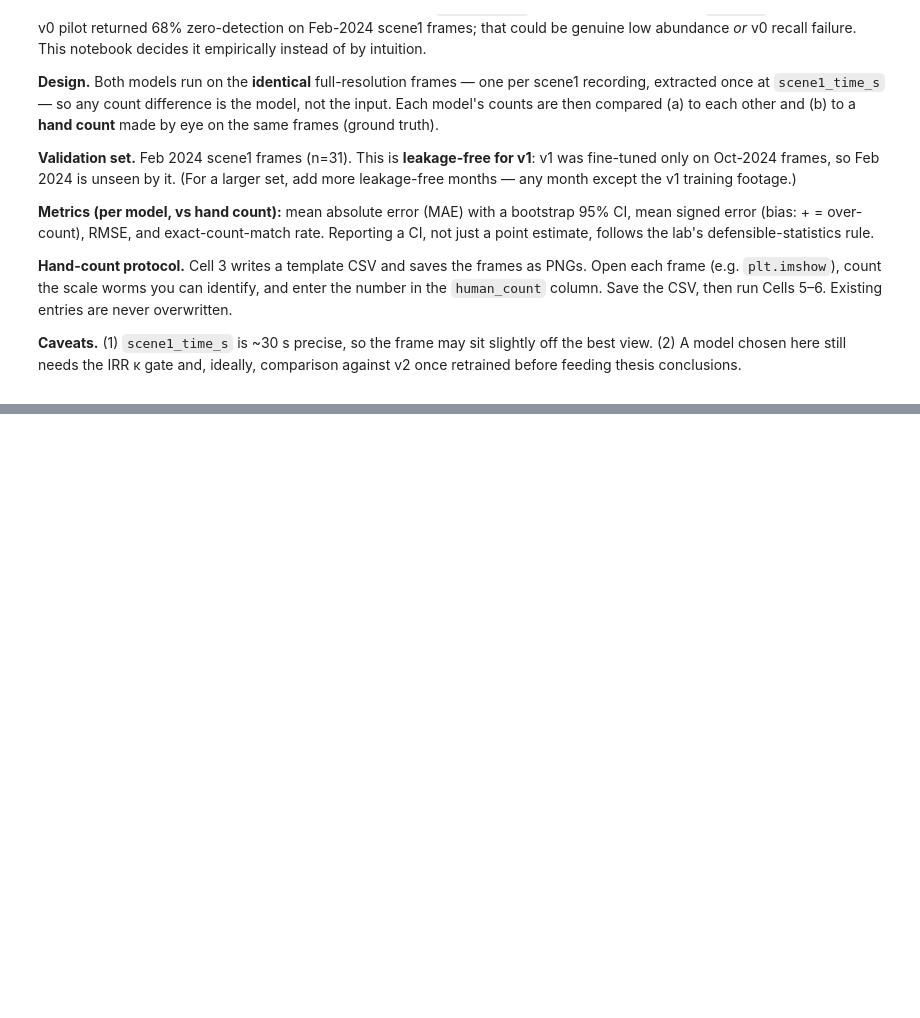
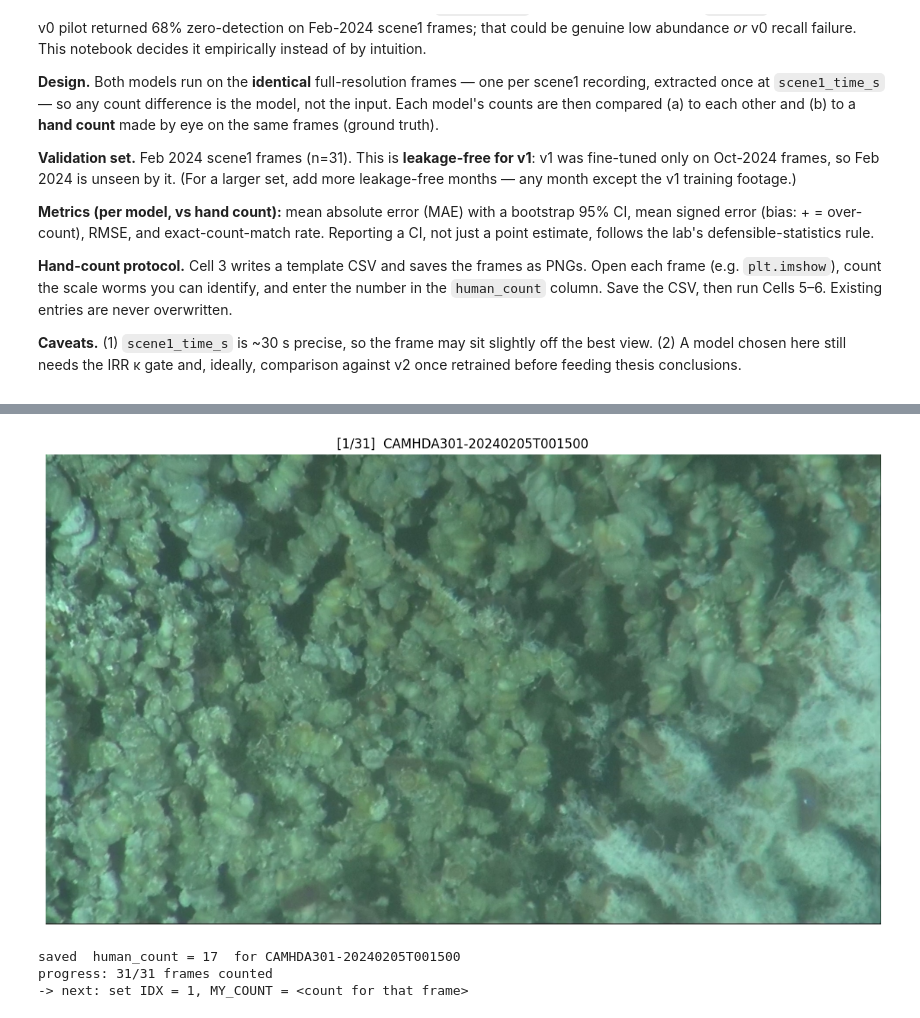
Before and after one commit to Makaylaj74/scaleworm_student_lab_versions, a Jupyter notebook: notebooks/26_compare_v0_v1.ipynb, the cells around one changed output, grey strips where cells are left out. Cells and saved outputs as stored; diff of their text form; code cells hidden in the pictures; blank space fills up the shorter version.

```diff
--- a/notebooks/26_compare_v0_v1.ipynb
+++ b/notebooks/26_compare_v0_v1.ipynb
@@ -136,3 +114,59 @@ print(f"progress: {filled}/{len(frames)} frames counted")
+# %%
+# ── Hand-count viewer + recorder — ONE frame at a time ──
+# HOW TO USE:
+#   1. Set IDX to the frame you want to see. Leave MY_COUNT = None to just LOOK.
+#   2. Once you've counted the worms, set MY_COUNT = <your number> and Shift+Enter:
+#      it writes that number to the right row of the hand-count CSV for you.
+#   3. Bump IDX, set MY_COUNT back to your next count, repeat.
+#   Re-running a frame with a new number overwrites it — safe for fixing mistakes.
+#
+# Shows NO model counts on purpose: the hand count must stay independent of the models.
+import matplotlib.pyplot as plt
+import matplotlib.image as mpimg
+
+IDX = 0            # <-- which frame: 0 .. 30
+MY_COUNT = 17    # <-- None = view only;  a number = record THIS frame's worm count
+
+frames = sorted(FRAMES_DIR.glob("*.png"))
+f = frames[IDX]
+stem = f.stem
+
+fig, ax = plt.subplots(figsize=(15, 8))
+ax.imshow(mpimg.imread(f))
+ax.set_axis_off()
+ax.set_title(f"[{IDX + 1}/{len(frames)}]  {stem}", fontsize=12)
+plt.show()
+
+# read every row, optionally record MY_COUNT into the matching stem, write back
+with HANDCOUNT_CSV.open() as fh:
+    reader = csv.DictReader(fh)
+    fields = list(reader.fieldnames)
+    rows = list(reader)
+
+if MY_COUNT is not None:
+    matched = False
+    for r in rows:
+        if r["stem"] == stem:
+            r["human_count"] = MY_COUNT
+            matched = True
+    if matched:
+        with HANDCOUNT_CSV.open("w", newline="") as fh:
+            w = csv.DictWriter(fh, fieldnames=fields)
+            w.writeheader()
+            w.writerows(rows)
+        print(f"saved  human_count = {MY_COUNT}  for {stem}")
+    else:
+        print(f"!! no CSV row matches {stem} — nothing written")
+
+filled = sum(1 for r in rows if str(r.get("human_count", "")).strip())
+print(f"progress: {filled}/{len(frames)} frames counted")
+if MY_COUNT is not None and IDX + 1 < len(frames):
+    print(f"-> next: set IDX = {IDX + 1}, MY_COUNT = <count for that frame>")
+# %% [output]
+[figure, added]
+saved  human_count = 17  for CAMHDA301-20240205T001500
+progress: 31/31 frames counted
+-> next: set IDX = 1, MY_COUNT = <count for that frame>
 # %%
 # Run every model over the identical saved frames -> tidy results CSV (cache-aware).
 def load_results():
```
Also changed, not shown: parts of 6 cells of this notebook, 15 other files.
